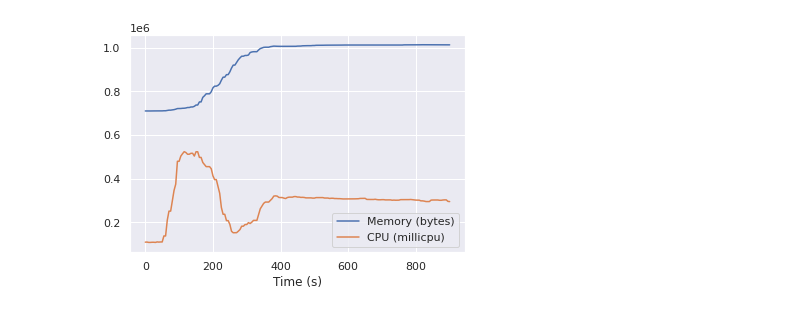
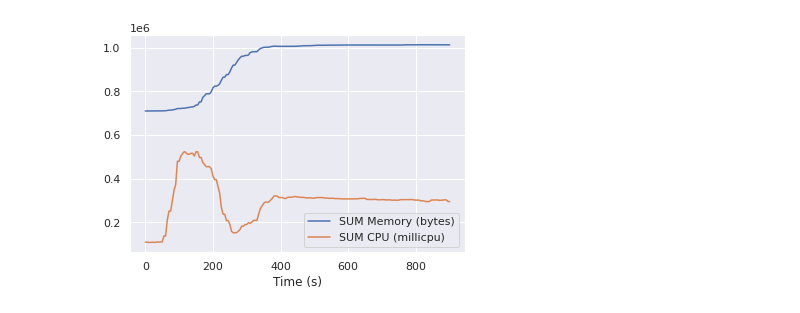
Before and after one commit to my5G/OPlaceRAN, a Jupyter notebook: performance-analysis/article/nodes-resources-consume-by-time/cluster_nodes_mem_cpu.ipynb, the cells around one changed output. Drawn from its saved outputs; the diff is of its cells as text; code cells hidden in the pictures.

Commit message:
Update graphics

```diff
--- a/performance-analysis/article/nodes-resources-consume-by-time/cluster_nodes_mem_cpu.ipynb
+++ b/performance-analysis/article/nodes-resources-consume-by-time/cluster_nodes_mem_cpu.ipynb
@@ -8,11 +8,12 @@ dataframe = pd.read_csv('Nodes.csv',  delimiter=';', header=0, index_col=0)
 dataframe=dataframe.astype(float)
 # %%
 ax = plt.gca()
-dataframe.plot(kind='line', y='Soma de MEMORY (bytes)', label='Memory (bytes)',ax=ax)
-dataframe.plot(kind='line', y='Soma de CPU (m)', label='CPU (millicpu)',ax=ax)
+dataframe.plot(kind='line', y='Soma de MEMORY (bytes)', label='SUM Memory (bytes)',ax=ax)
+dataframe.plot(kind='line', y='Soma de CPU (m)', label='SUM CPU (millicpu)',ax=ax)
 plt.xlabel("Time (s)")
 #plt.ylabel("Memory (%)")
 plt.legend()
 plt.savefig('out/Nodes_MEM_CPU.pdf')
+plt.savefig('out/Nodes_MEM_CPU.png')
 # %% [output]
-[figure, old version]
+[figure, new version]
```
Also changed, not shown: 26 other files.
